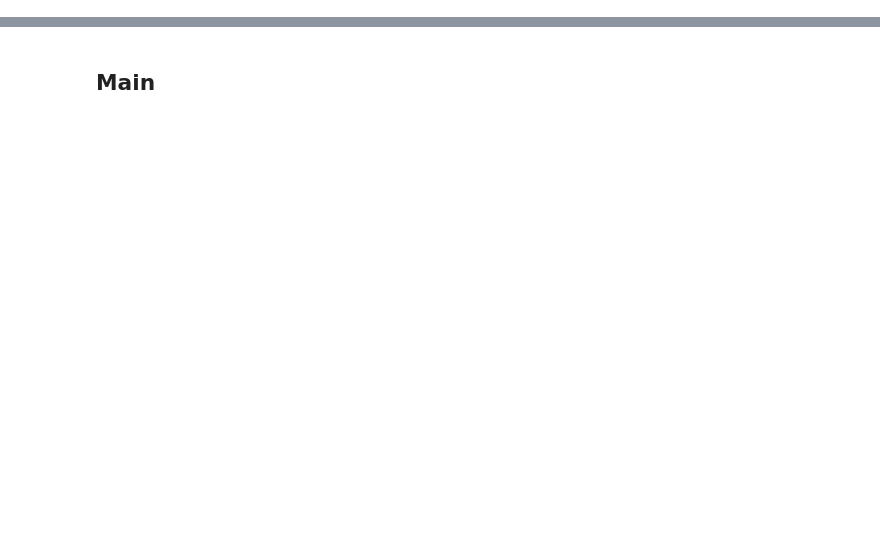
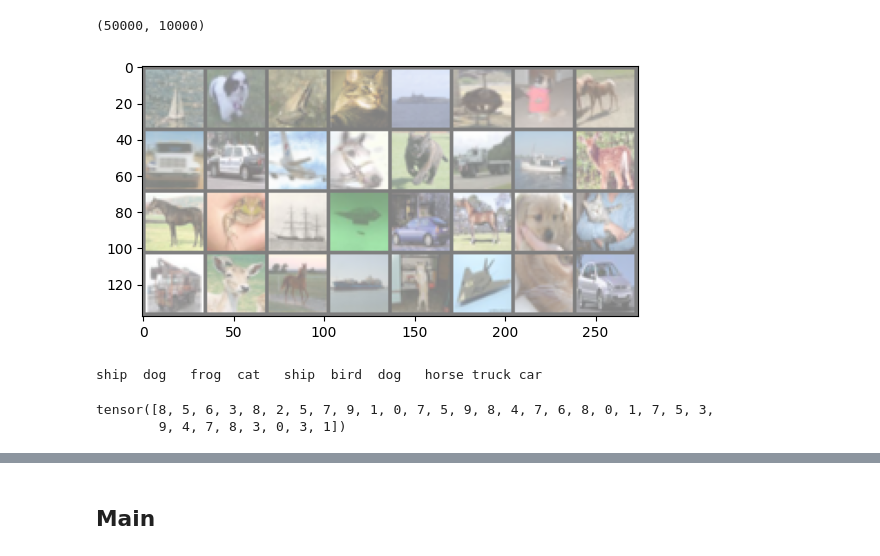
Before and after one commit to cricci3/DeepLearningLab, a Jupyter notebook: Assignment 2/Assignment2.ipynb, the cells around one changed output, grey strips where cells are left out. Cells and saved outputs as stored; diff of their text form; code cells hidden in the pictures; blank space fills up the shorter version.

Commit message:
done till train and eval

```diff
--- a/Assignment 2/Assignment2.ipynb
+++ b/Assignment 2/Assignment2.ipynb
@@ -54,0 +35,32 @@ def out_dimensions(conv_layer, h_in, w_in):
+# %%
+len(dataset_train), len(dataset_test)
+# %% [output]
+(50000, 10000)
+# %%
+'''
+Q1
+'''
+# functions to show an image
+
+def imshow(img):
+    img = img / 2 + 0.5     # unnormalize
+    npimg = img.numpy()
+    plt.imshow(np.transpose(npimg, (1, 2, 0)))
+    plt.show()
+
+
+# get some random training images
+dataiter = iter(trainloader)
+images, labels = next(dataiter)
+
+# show images
+imshow(torchvision.utils.make_grid(images))
+# print labels
+print(' '.join(f'{classes_name[labels[j]]:5s}' for j in range(10)))
+
+labels
+# %% [output]
+[figure, added]
+ship  dog   frog  cat   ship  bird  dog   horse truck car
+tensor([8, 5, 6, 3, 8, 2, 5, 7, 9, 1, 0, 7, 5, 9, 8, 4, 7, 6, 8, 0, 1, 7, 5, 3,
+        9, 4, 7, 8, 3, 0, 3, 1])
```
Also changed, not shown: parts of 16 cells of this notebook.
